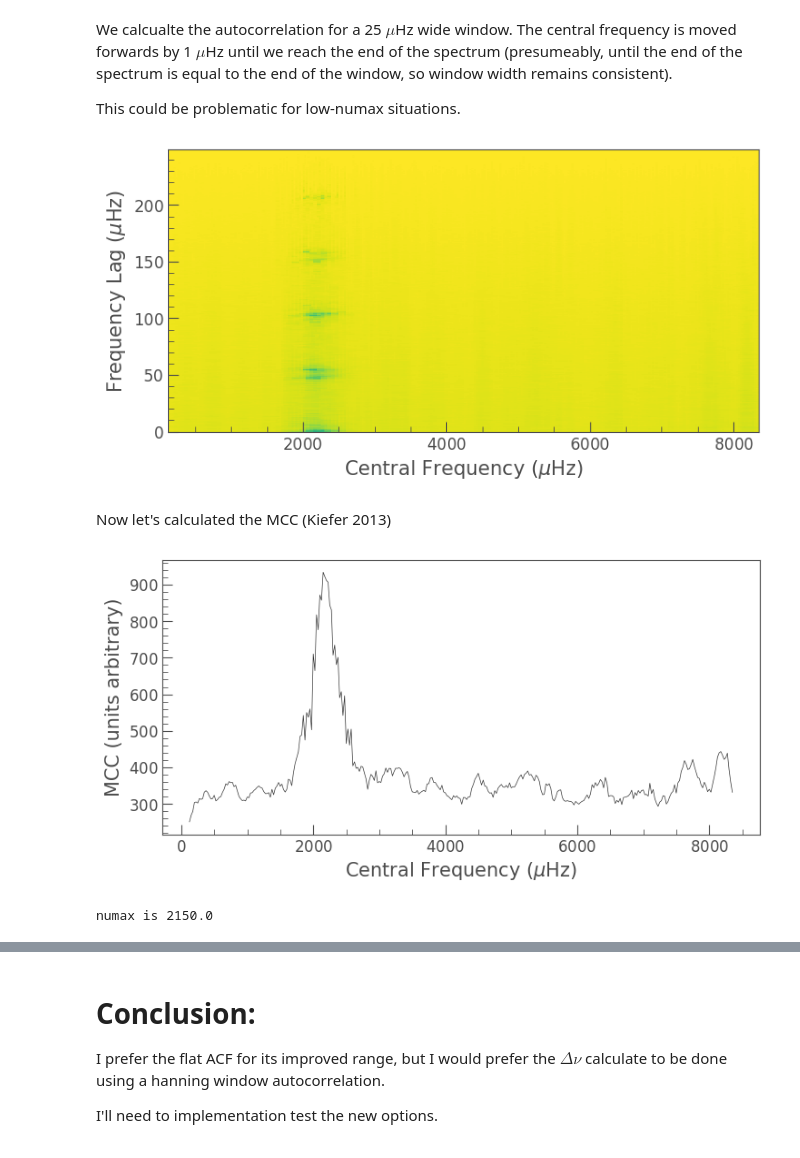
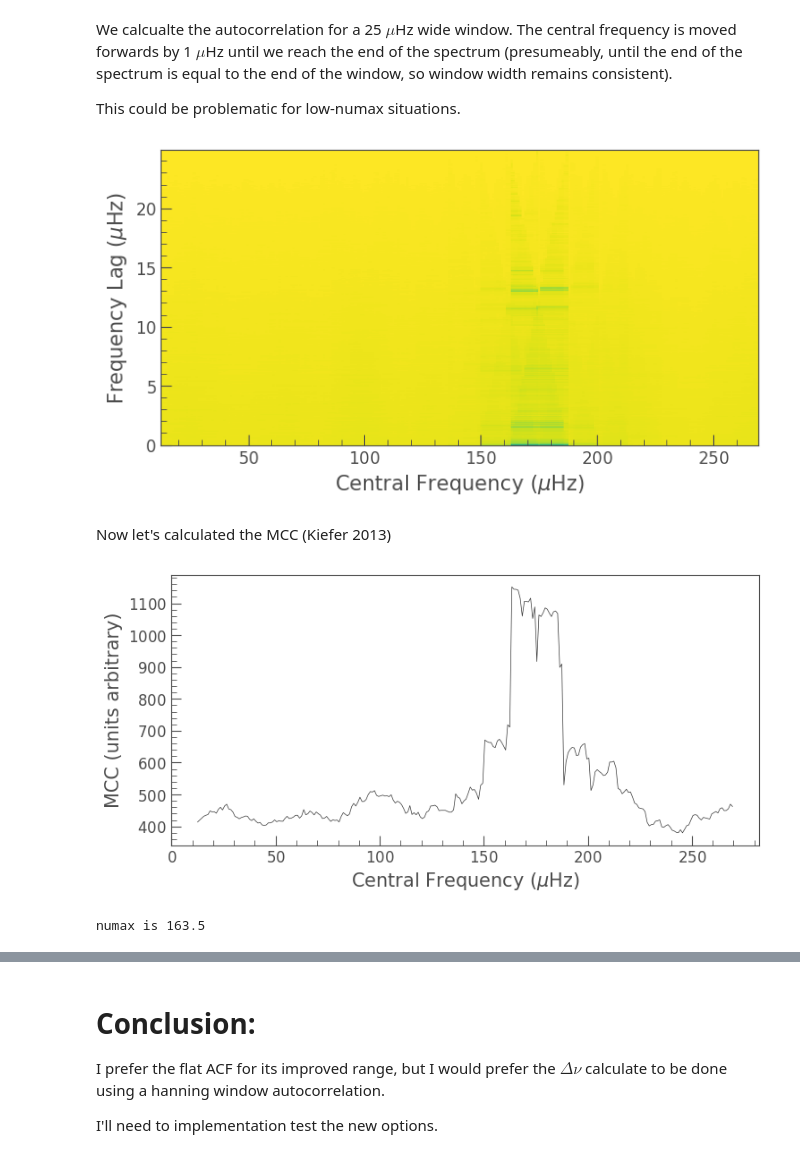
Before and after one commit to ojhall94/keplergohacks, a Jupyter notebook: seismo_stuff/flat_acf.ipynb, the cells around one changed output, grey strips where cells are left out. Saved outputs shown, nothing was run; the diff lists cells and outputs as text; code cells hidden in the pictures.

```diff
--- a/seismo_stuff/flat_acf.ipynb
+++ b/seismo_stuff/flat_acf.ipynb
@@ -14,10 +13,10 @@ import pylab as plt
 # %% [markdown]
 Lets get the data as we usually would
 # %%
-datalist = lk.search_lightcurvefile('16CygA',cadence='short')
-data = datalist[3:4].download_all()
+datalist = lk.search_lightcurvefile('KIC11615890',cadence='long')
+data = datalist.download_all()
 lc = data[0].PDCSAP_FLUX.normalize().flatten()
-for nlc in data:
+for nlc in data[0:6]:
     lc = lc.append(nlc.PDCSAP_FLUX.normalize().flatten())
 lc = lc.remove_nans()
 pg = lc.to_periodogram(normalization='psd')
@@ -38,11 +37,16 @@ This could be problematic for low-numax situations.
 # %%
 f = snr.frequency.value
 p = snr.power.value
-numaxs = np.arange(125, np.floor((f.max()))-125, 25.)
+
+if f[-1] > 500.:
+    window = 250.
+else:
+    window = 25.
+numaxs = np.arange(window/2., np.floor((f.max()))-window/2., 1.)
 # %%
 def autocorrelate(numax):
     fs = np.median(np.diff(f))
-    spread = int(125/fs)
+    spread = int(window/2./fs)
     x = int(numax / fs)
     p_han = p[x-spread:x+spread]
     C = np.correlate(p_han, p_han, mode='full')         #Correlated the resulting SNR space with itself
@@ -50,28 +54,28 @@ def autocorrelate(numax):
     return C
 # %%
 fs = np.median(np.diff(f))
-acf = np.zeros([len(numaxs), int(250./fs)])
+acf = np.zeros([len(numaxs), int(window/fs)])
 for idx, numax in enumerate(numaxs):
     acf[idx,:] = autocorrelate(numax)
 # %%
 with plt.style.context(lk.MPLSTYLE):
     fig, ax = plt.subplots()
     xs = numaxs
-    ys = np.arange(int(250./fs)) * fs
+    ys = np.arange(int(window/fs)) * fs
 #     plt.contourf(X, Y, acf.T, cmap='Blues_r')
 
     extent = (xs[0],xs[-1],ys[0],ys[-1])
     figsize = plt.rcParams['figure.figsize']
     a = figsize[1]/figsize[0]
     b = (extent[3]-extent[2])/extent[1]
 
     im = ax.imshow(acf.T, cmap='viridis_r', aspect=a/b,
               origin='lower', extent=extent)
     ax.set_xlabel(r'Central Frequency ($\mu$Hz)')
     ax.set_ylabel(r'Frequency Lag ($\mu$Hz)')
 #     fig.colorbar(im, label='ACF Strength')
 # %% [output]
-[figure, old version]
+[figure, new version]
 # %% [markdown]
 Now let's calculated the MCC (Kiefer 2013)
 # %%
@@ -87,6 +91,6 @@ with plt.style.context(lk.MPLSTYLE):
     plt.show()
 print('numax is {}'.format(numaxs[np.argmax(mcc)]))
 # %% [output]
-[figure, old version]
+[figure, new version]
-numax is 2150.0
+numax is 163.5
 # %%
```
Also changed, not shown: parts of 10 cells of this notebook, 2 other files.
